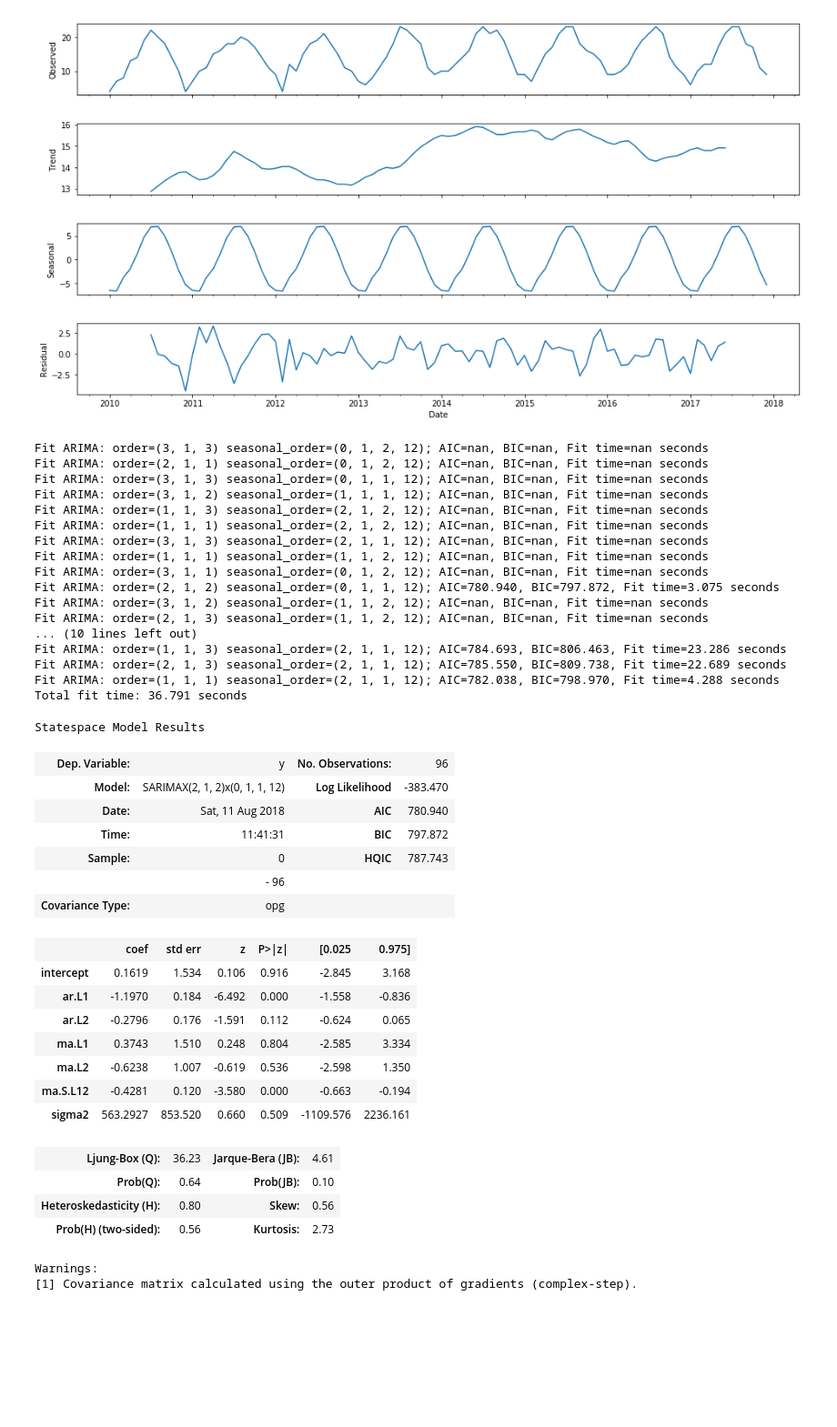
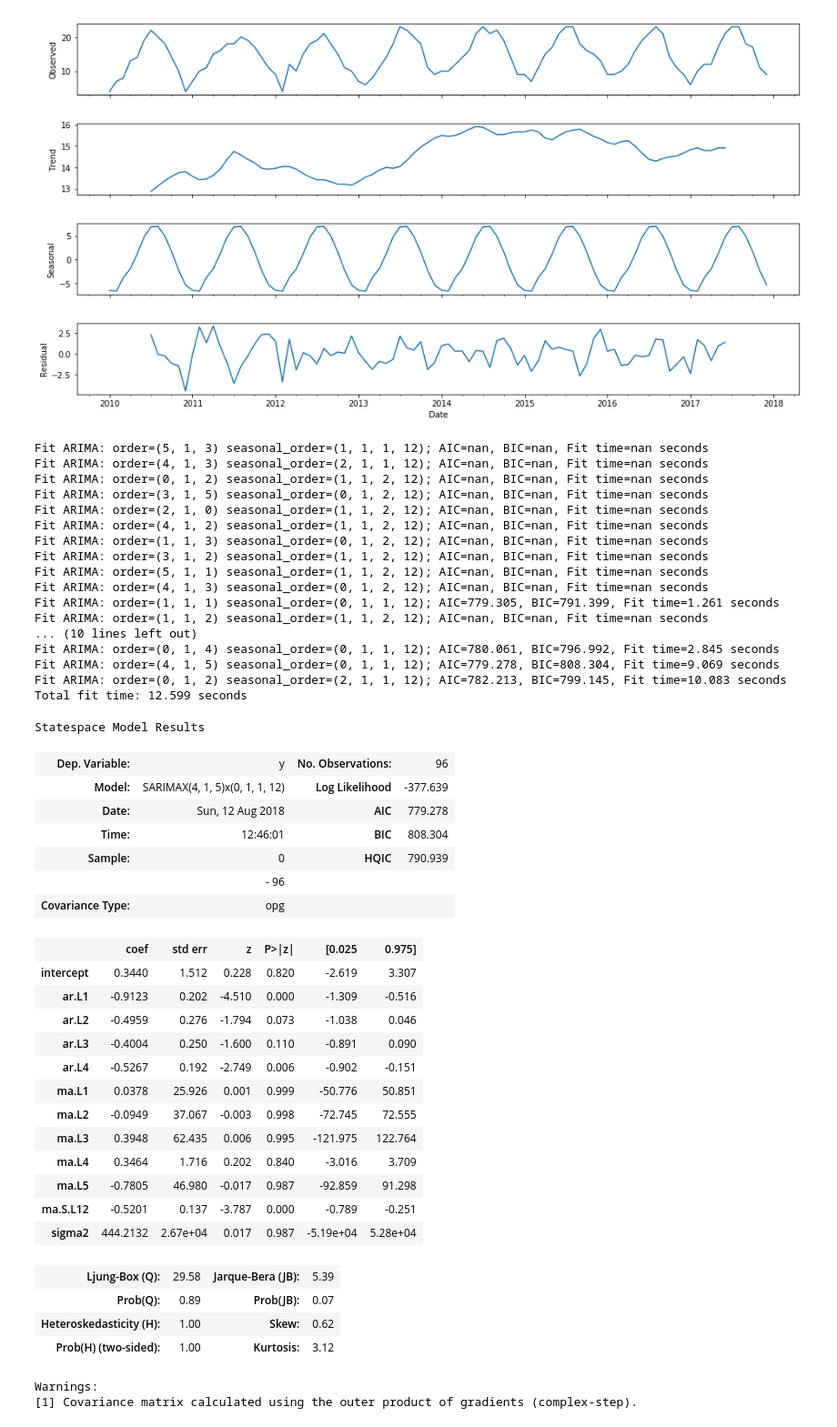
Before and after one commit to jinnyto/touristcast, a Jupyter notebook: exercises/SARIMAX 02.ipynb, the cells around one changed output. Shown at 91% size. Cells and saved outputs as stored; diff of their text form; code cells hidden in the pictures; blank space fills up the shorter version.

```diff
--- a/exercises/SARIMAX 02.ipynb
+++ b/exercises/SARIMAX 02.ipynb
@@ -89,51 +89,56 @@ fig.set_size_inches(15, 8)
 [figure]
 # %%
 from pyramid.arima import auto_arima
-tc_fit = auto_arima(np.array(dr.Nights),  exogeneous=np.array(dr.AvgTemp), start_p=1, start_q=1, max_p=3, max_q=3, m=12,
+tc_fit = auto_arima(np.array(dr.Nights),  exogeneous=np.array(dr.AvgTemp), start_p=0, start_q=0, max_p=5, max_q=5, m=12,
                     start_P=0, seasonal=True, n_jobs=-1, d=1, D=1, trace=True,
                     error_action='ignore',  # don't want to know if an order does not work
                     suppress_warnings=True,  # don't want convergence warnings
                     stepwise=False, random=True, random_state=42,  # we can fit a random search (not exhaustive)
                     n_fits=25)
 
 tc_fit.summary()
 # %% [output]
-Fit ARIMA: order=(3, 1, 3) seasonal_order=(0, 1, 2, 12); AIC=nan, BIC=nan, Fit time=nan seconds
-Fit ARIMA: order=(2, 1, 1) seasonal_order=(0, 1, 2, 12); AIC=nan, BIC=nan, Fit time=nan seconds
-Fit ARIMA: order=(3, 1, 3) seasonal_order=(0, 1, 1, 12); AIC=nan, BIC=nan, Fit time=nan seconds
-Fit ARIMA: order=(3, 1, 2) seasonal_order=(1, 1, 1, 12); AIC=nan, BIC=nan, Fit time=nan seconds
-Fit ARIMA: order=(1, 1, 3) seasonal_order=(2, 1, 2, 12); AIC=nan, BIC=nan, Fit time=nan seconds
-Fit ARIMA: order=(1, 1, 1) seasonal_order=(2, 1, 2, 12); AIC=nan, BIC=nan, Fit time=nan seconds
-Fit ARIMA: order=(3, 1, 3) seasonal_order=(2, 1, 1, 12); AIC=nan, BIC=nan, Fit time=nan seconds
-Fit ARIMA: order=(1, 1, 1) seasonal_order=(1, 1, 2, 12); AIC=nan, BIC=nan, Fit time=nan seconds
-Fit ARIMA: order=(3, 1, 1) seasonal_order=(0, 1, 2, 12); AIC=nan, BIC=nan, Fit time=nan seconds
-Fit ARIMA: order=(2, 1, 2) seasonal_order=(0, 1, 1, 12); AIC=780.940, BIC=797.872, Fit time=3.075 seconds
+Fit ARIMA: order=(5, 1, 3) seasonal_order=(1, 1, 1, 12); AIC=nan, BIC=nan, Fit time=nan seconds
+Fit ARIMA: order=(4, 1, 3) seasonal_order=(2, 1, 1, 12); AIC=nan, BIC=nan, Fit time=nan seconds
+Fit ARIMA: order=(0, 1, 2) seasonal_order=(1, 1, 2, 12); AIC=nan, BIC=nan, Fit time=nan seconds
+Fit ARIMA: order=(3, 1, 5) seasonal_order=(0, 1, 2, 12); AIC=nan, BIC=nan, Fit time=nan seconds
+Fit ARIMA: order=(2, 1, 0) seasonal_order=(1, 1, 2, 12); AIC=nan, BIC=nan, Fit time=nan seconds
+Fit ARIMA: order=(4, 1, 2) seasonal_order=(1, 1, 2, 12); AIC=nan, BIC=nan, Fit time=nan seconds
+Fit ARIMA: order=(1, 1, 3) seasonal_order=(0, 1, 2, 12); AIC=nan, BIC=nan, Fit time=nan seconds
 Fit ARIMA: order=(3, 1, 2) seasonal_order=(1, 1, 2, 12); AIC=nan, BIC=nan, Fit time=nan seconds
-Fit ARIMA: order=(2, 1, 3) seasonal_order=(1, 1, 2, 12); AIC=nan, BIC=nan, Fit time=nan seconds
+Fit ARIMA: order=(5, 1, 1) seasonal_order=(1, 1, 2, 12); AIC=nan, BIC=nan, Fit time=nan seconds
+Fit ARIMA: order=(4, 1, 3) seasonal_order=(0, 1, 2, 12); AIC=nan, BIC=nan, Fit time=nan seconds
+Fit ARIMA: order=(1, 1, 1) seasonal_order=(0, 1, 1, 12); AIC=779.305, BIC=791.399, Fit time=1.261 seconds
+Fit ARIMA: order=(1, 1, 2) seasonal_order=(1, 1, 2, 12); AIC=nan, BIC=nan, Fit time=nan seconds
 ... (10 lines left out)
-Fit ARIMA: order=(1, 1, 3) seasonal_order=(2, 1, 1, 12); AIC=784.693, BIC=806.463, Fit time=23.286 seconds
-Fit ARIMA: order=(2, 1, 3) seasonal_order=(2, 1, 1, 12); AIC=785.550, BIC=809.738, Fit time=22.689 seconds
-Fit ARIMA: order=(1, 1, 1) seasonal_order=(2, 1, 1, 12); AIC=782.038, BIC=798.970, Fit time=4.288 seconds
-Total fit time: 36.791 seconds
+Fit ARIMA: order=(0, 1, 4) seasonal_order=(0, 1, 1, 12); AIC=780.061, BIC=796.992, Fit time=2.845 seconds
+Fit ARIMA: order=(4, 1, 5) seasonal_order=(0, 1, 1, 12); AIC=779.278, BIC=808.304, Fit time=9.069 seconds
+Fit ARIMA: order=(0, 1, 2) seasonal_order=(2, 1, 1, 12); AIC=782.213, BIC=799.145, Fit time=10.083 seconds
+Total fit time: 12.599 seconds
 Statespace Model Results
 | Dep. Variable: | y | No. Observations: | 96 |
-| Model: | SARIMAX(2, 1, 2)x(0, 1, 1, 12) | Log Likelihood | -383.470 |
-| Date: | Sat, 11 Aug 2018 | AIC | 780.940 |
-| Time: | 11:41:31 | BIC | 797.872 |
-| Sample: | 0 | HQIC | 787.743 |
+| Model: | SARIMAX(4, 1, 5)x(0, 1, 1, 12) | Log Likelihood | -377.639 |
+| Date: | Sun, 12 Aug 2018 | AIC | 779.278 |
+| Time: | 12:46:01 | BIC | 808.304 |
+| Sample: | 0 | HQIC | 790.939 |
 |  | - 96 |  |  |
 | Covariance Type: | opg |  |  |
 |  | coef | std err | z | P>|z| | [0.025 | 0.975] |
-| intercept | 0.1619 | 1.534 | 0.106 | 0.916 | -2.845 | 3.168 |
-| ar.L1 | -1.1970 | 0.184 | -6.492 | 0.000 | -1.558 | -0.836 |
-| ar.L2 | -0.2796 | 0.176 | -1.591 | 0.112 | -0.624 | 0.065 |
-| ma.L1 | 0.3743 | 1.510 | 0.248 | 0.804 | -2.585 | 3.334 |
-| ma.L2 | -0.6238 | 1.007 | -0.619 | 0.536 | -2.598 | 1.350 |
-| ma.S.L12 | -0.4281 | 0.120 | -3.580 | 0.000 | -0.663 | -0.194 |
-| sigma2 | 563.2927 | 853.520 | 0.660 | 0.509 | -1109.576 | 2236.161 |
+| intercept | 0.3440 | 1.512 | 0.228 | 0.820 | -2.619 | 3.307 |
+| ar.L1 | -0.9123 | 0.202 | -4.510 | 0.000 | -1.309 | -0.516 |
+| ar.L2 | -0.4959 | 0.276 | -1.794 | 0.073 | -1.038 | 0.046 |
+| ar.L3 | -0.4004 | 0.250 | -1.600 | 0.110 | -0.891 | 0.090 |
+| ar.L4 | -0.5267 | 0.192 | -2.749 | 0.006 | -0.902 | -0.151 |
+| ma.L1 | 0.0378 | 25.926 | 0.001 | 0.999 | -50.776 | 50.851 |
+| ma.L2 | -0.0949 | 37.067 | -0.003 | 0.998 | -72.745 | 72.555 |
+| ma.L3 | 0.3948 | 62.435 | 0.006 | 0.995 | -121.975 | 122.764 |
+| ma.L4 | 0.3464 | 1.716 | 0.202 | 0.840 | -3.016 | 3.709 |
+| ma.L5 | -0.7805 | 46.980 | -0.017 | 0.987 | -92.859 | 91.298 |
+| ma.S.L12 | -0.5201 | 0.137 | -3.787 | 0.000 | -0.789 | -0.251 |
+| sigma2 | 444.2132 | 2.67e+04 | 0.017 | 0.987 | -5.19e+04 | 5.28e+04 |
-| Ljung-Box (Q): | 36.23 | Jarque-Bera (JB): | 4.61 |
-| Prob(Q): | 0.64 | Prob(JB): | 0.10 |
-| Heteroskedasticity (H): | 0.80 | Skew: | 0.56 |
-| Prob(H) (two-sided): | 0.56 | Kurtosis: | 2.73 |
+| Ljung-Box (Q): | 29.58 | Jarque-Bera (JB): | 5.39 |
+| Prob(Q): | 0.89 | Prob(JB): | 0.07 |
+| Heteroskedasticity (H): | 1.00 | Skew: | 0.62 |
+| Prob(H) (two-sided): | 1.00 | Kurtosis: | 3.12 |
 Warnings:
 [1] Covariance matrix calculated using the outer product of gradients (complex-step).
```
Also changed, not shown: parts of 15 cells of this notebook.
